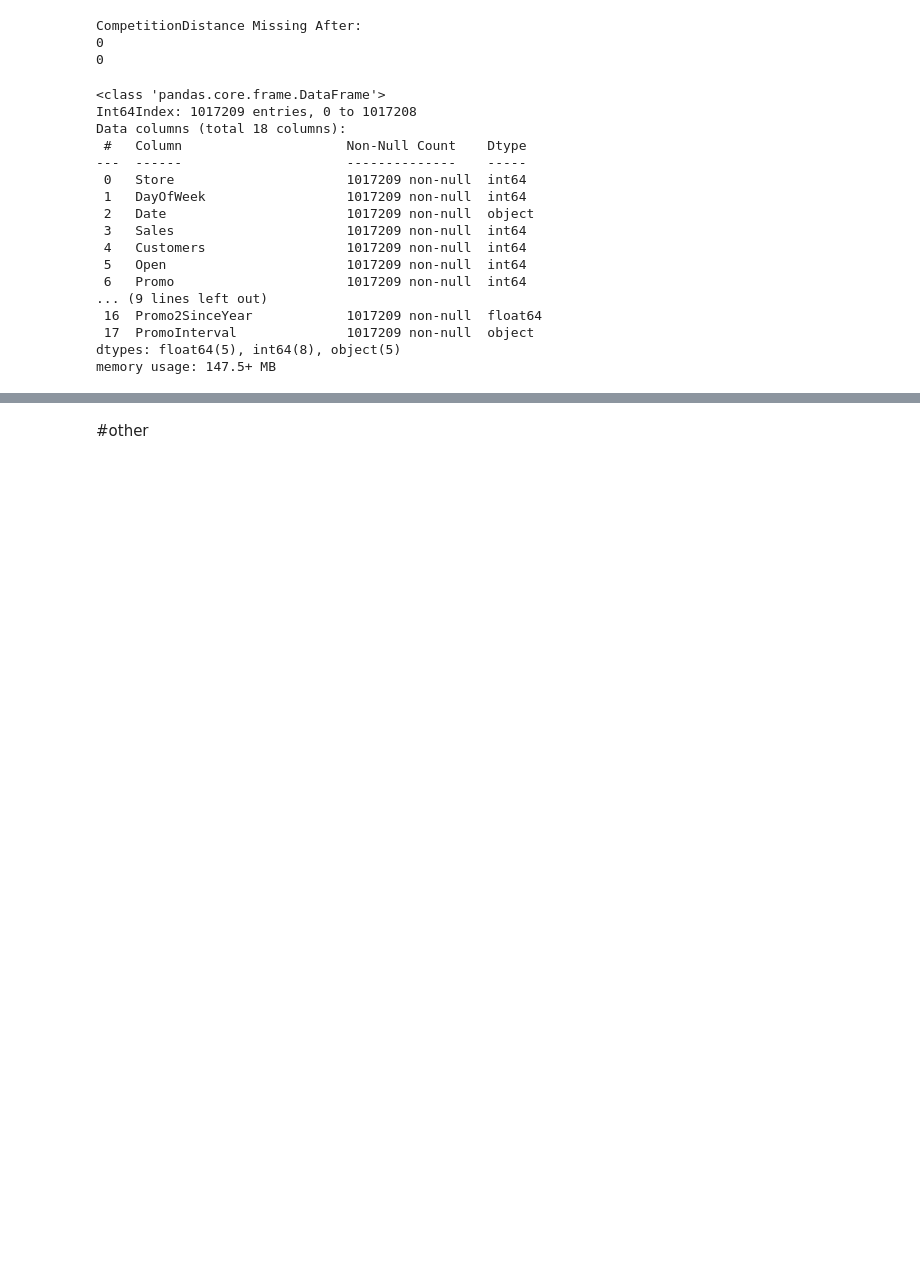
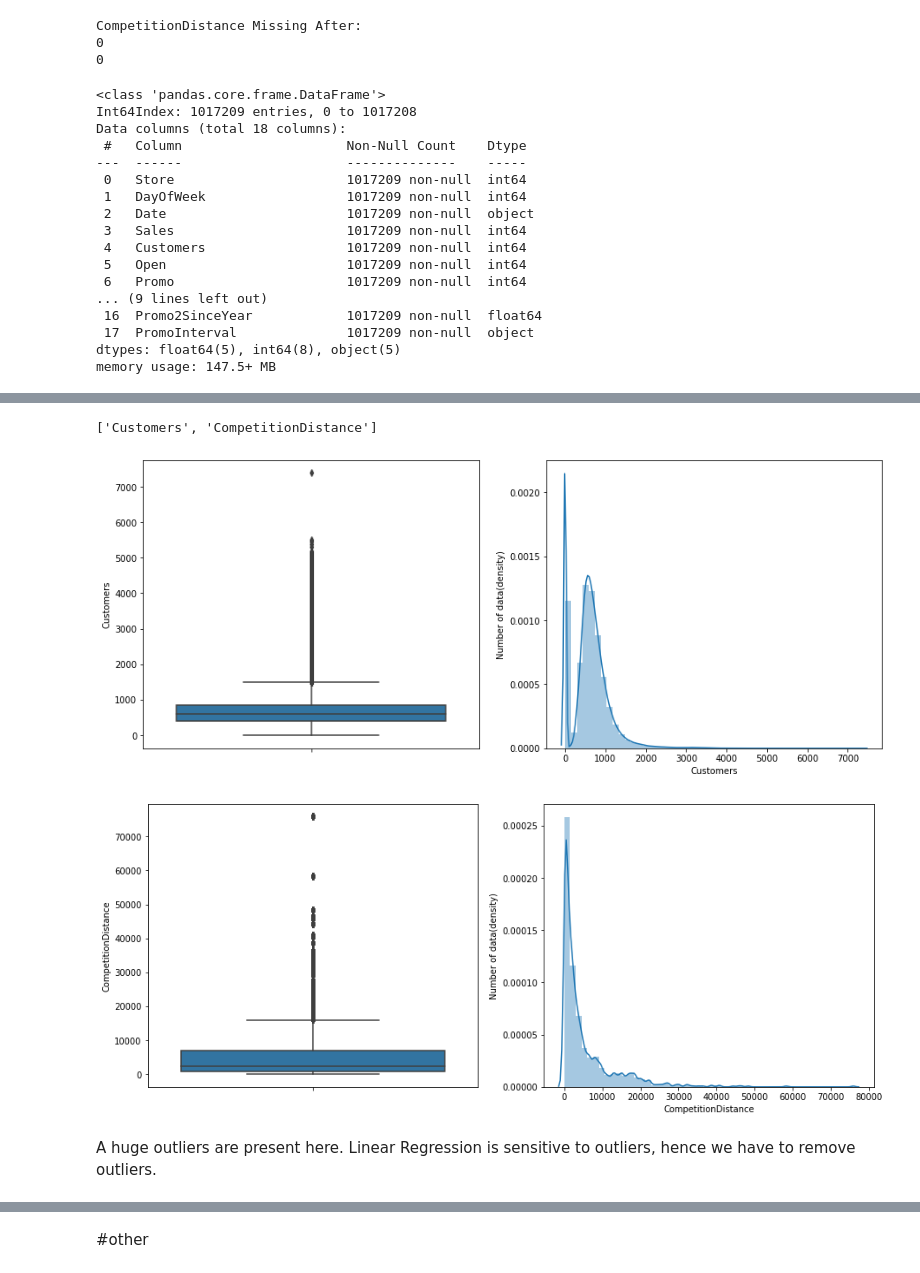
Before and after one commit to almaraj/Null-value-handeling-Outlier-treatment-On-Sales-Data, a Jupyter notebook: Rossmann_Sales_Prediction_Capstone_Project.ipynb, the cells around one changed output, grey strips where cells are left out. Cells and saved outputs as stored; diff of their text form; code cells hidden in the pictures; blank space fills up the shorter version.

Commit message:
sixth commit of sales prediction

```diff
--- a/Rossmann_Sales_Prediction_Capstone_Project.ipynb
+++ b/Rossmann_Sales_Prediction_Capstone_Project.ipynb
@@ -450,0 +526,4 @@ memory usage: 147.5+ MB
+# %%
+# let's see what are the oher numeric veriables other then above discrete variables.
+continuous = [var for var in numerical if var not in discrete ]
+continuous
@@ -450,0 +537,5 @@ memory usage: 147.5+ MB
+# %%
+#let's see the unique values of 'Store', 'CompetitionOpenSinceYear' and 'Promo2SinceWeek'
+for var in continuous:
+  if var not in ['Sales', 'Customers', 'CompetitionDistance'] :
+    print(var, 'unique values: ', copy_of_data[var].unique())
@@ -450,0 +550,3 @@ memory usage: 147.5+ MB
+# %%
+discrete = discrete + ['Store', 'CompetitionOpenSinceYear', 'Promo2SinceWeek']
+discrete
@@ -450,0 +564,25 @@ memory usage: 147.5+ MB
+# %%
+# so continuous variable will be:
+continuous = [var for var in numerical if var not in discrete and var not in ['Sales']]
+continuous
+# %% [output]
+['Customers', 'CompetitionDistance']
+# %%
+for var in continuous:
+    plt.figure(figsize=(15,6))
+    plt.subplot(1, 2, 1)
+    fig = sns.boxplot(y=copy_of_data[var])
+    fig.set_title('')
+    fig.set_ylabel(var)
+
+    plt.subplot(1, 2, 2)
+    fig = sns.distplot(copy_of_data[var].dropna())
+    fig.set_ylabel('Number of data(density)')
+    fig.set_xlabel(var)
+
+    plt.show()
+# %% [output]
+[figure, added]
+[figure, added]
+# %% [markdown]
+A huge outliers are present here. Linear Regression is sensitive to outliers, hence we have to remove outliers.
```
Also changed, not shown: parts of 75 cells of this notebook.
